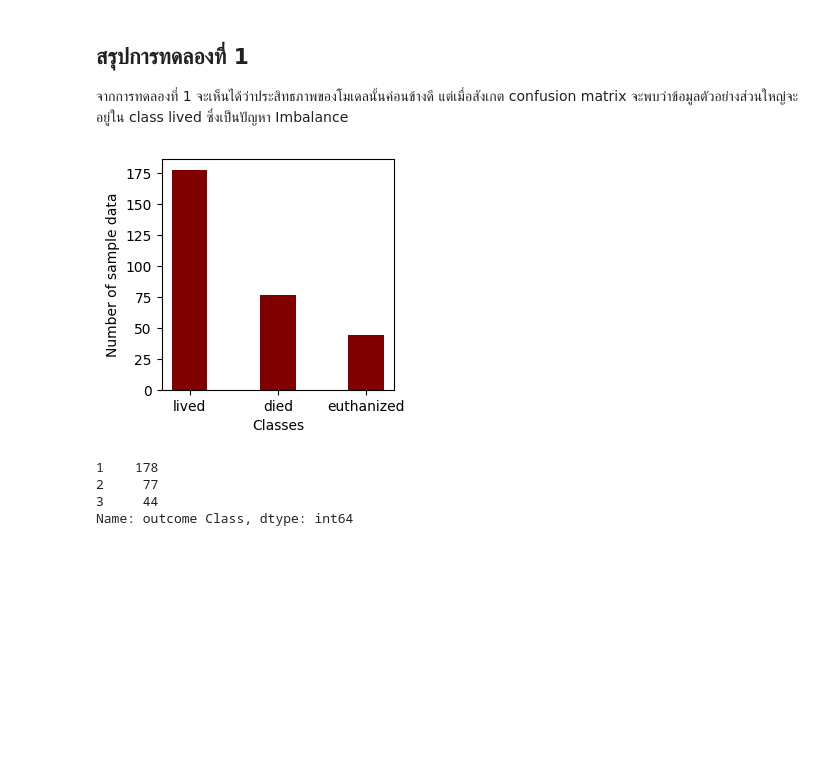
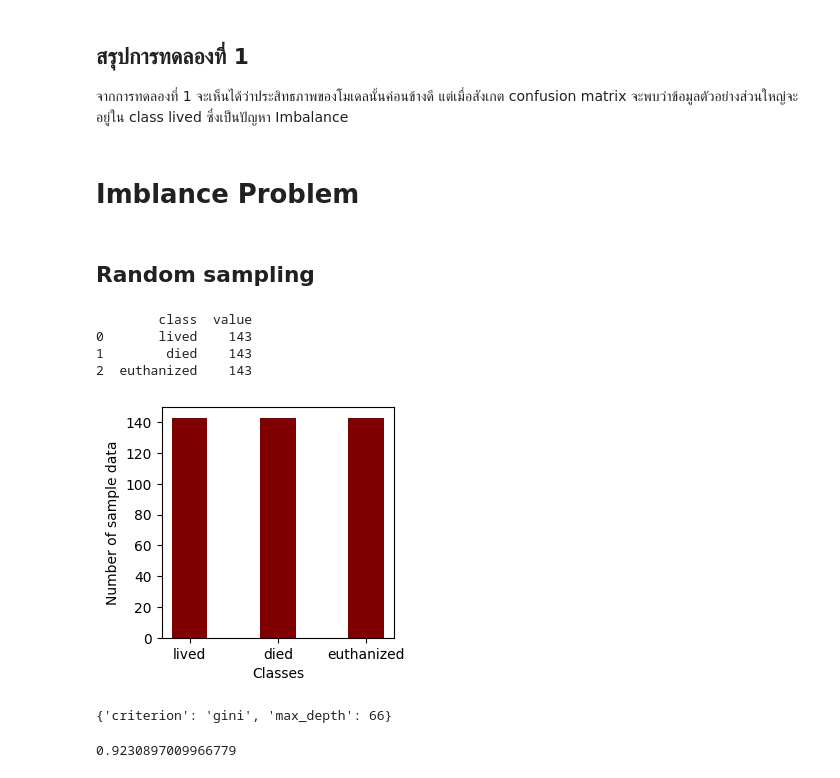
Before and after one commit to JaeAiKay/project-AI-classification, a Jupyter notebook: DecisionTreeWithGridSearchCV.ipynb, the cells around one changed output. Saved outputs shown, nothing was run; the diff lists cells and outputs as text; code cells hidden in the pictures; blank space fills up the shorter version.

```diff
--- a/DecisionTreeWithGridSearchCV.ipynb
+++ b/DecisionTreeWithGridSearchCV.ipynb
@@ -300,28 +345,30 @@ plotCM(pred=y_pred_1, y_test=y_test, labels=classes)
 ## สรุปการทดลองที่ 1
 
 จากการทดลองที่ 1 จะเห็นได้ว่าประสิทธภาพของโมเดลนั้นค่อนข้างดี แต่เมื่อสังเกต confusion matrix จะพบว่าข้อมูลตัวอย่างส่วนใหญ่จะอยู่ใน class lived ซึ่งเป็นปัญหา Imbalance
-# %%
-import numpy as np
-import matplotlib.pyplot as plt
-
-courses = classes
-values = np.array(df['outcome Class'].value_counts())
-
-fig = plt.figure(figsize = (3, 3))
-
-# creating the bar plot
-plt.bar(courses, values, color ='maroon',width = 0.4)
-
-plt.xlabel("Classes")
-plt.ylabel("Number of sample data")
-
-plt.show()
-# %% [output]
-[figure, removed]
-# %%
-df['outcome Class'].value_counts()
-# %% [output]
-1    178
-2     77
-3     44
-Name: outcome Class, dtype: int64
+# %% [markdown]
+# Imblance Problem
+# %% [markdown]
+## Random sampling
+# %%
+from imblearn.over_sampling import RandomOverSampler
+
+ros = RandomOverSampler(random_state=42)
+X_res_random,y_res_random = ros.fit_resample(X_train,y_train)
+# %%
+plotBarChart(classes, y_res_random)
+# %% [output]
+        class  value
+0       lived    143
+1        died    143
+2  euthanized    143
+[figure, added]
+# %%
+dtree_gscv_rands = GridSearchCV(DecisionTreeClassifier(), param_grid, cv=cv)
+dtree_gscv_rands.fit(X_res_random, y_res_random)
+dtree_gscv_rands.best_params_
+# %% [output]
+{'criterion': 'gini', 'max_depth': 66}
+# %%
+dtree_gscv_rands.best_score_
+# %% [output]
+0.9230897009966779
```
Also changed, not shown: parts of 47 cells of this notebook.
